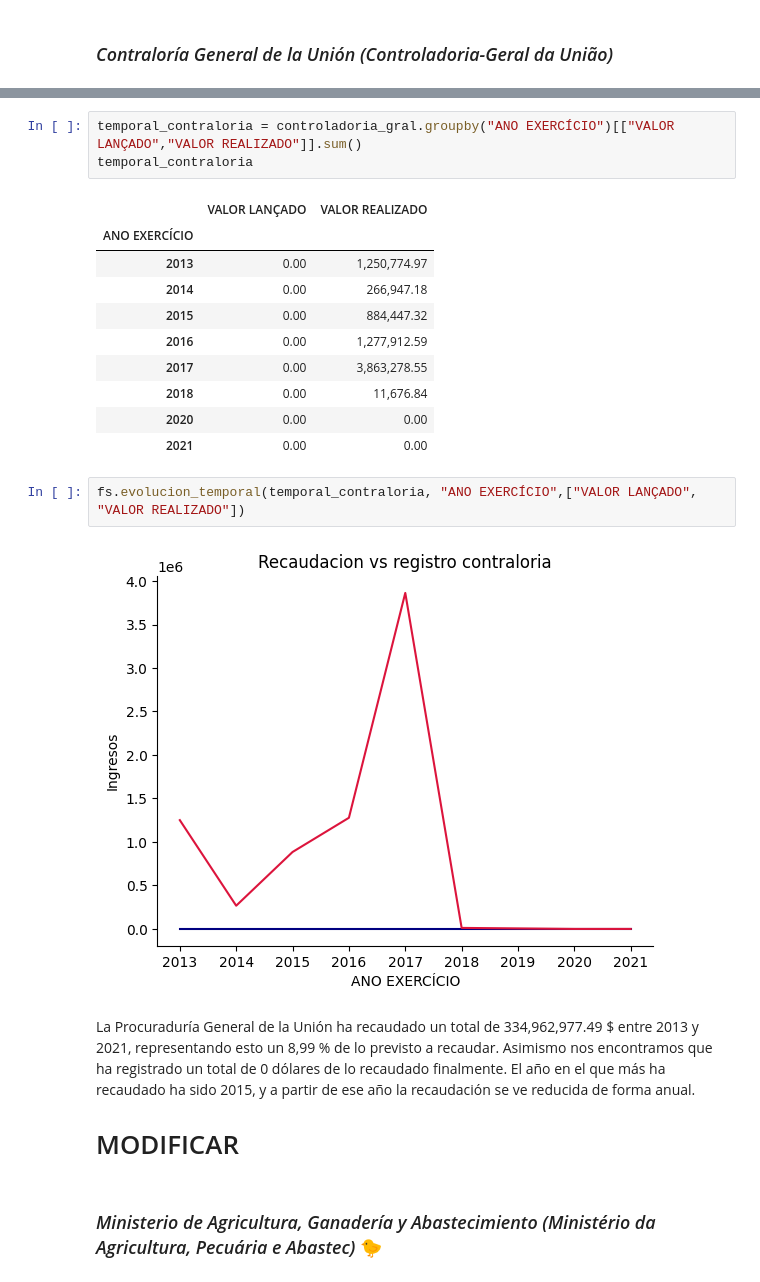
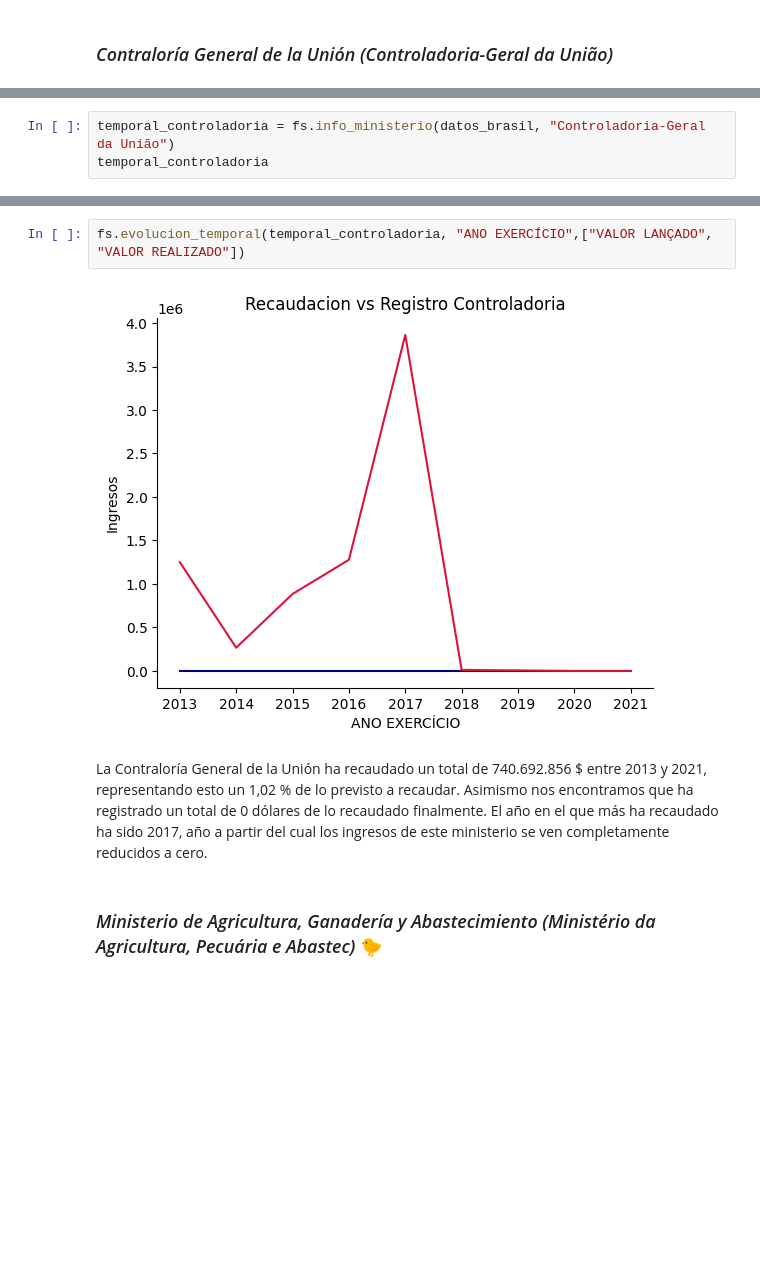
Before and after one commit to Gabijc/Proyecto2-Insights-Brasil, a Jupyter notebook: Análisis_categorías.ipynb, the cells around one changed output, grey strips where cells are left out. Cells and saved outputs as stored; diff of their text form; blank space fills up the shorter version.

Commit message:
Tenemos funciones para ministerios, desarrollar nada más

```diff
--- a/Análisis_categorías.ipynb
+++ b/Análisis_categorías.ipynb
@@ -413,0 +418,3 @@ fs.info_cat(controladoria_gral, "NOME ÓRGÃO SUPERIOR")
+# %%
+temporal_controladoria = fs.info_ministerio(datos_brasil, "Controladoria-Geral da União")
+temporal_controladoria
@@ -414,23 +440,8 @@ fs.info_cat(controladoria_gral, "NOME ÓRGÃO SUPERIOR")
 # %%
-temporal_contraloria = controladoria_gral.groupby("ANO EXERCÍCIO")[["VALOR LANÇADO","VALOR REALIZADO"]].sum()
-temporal_contraloria
+fs.evolucion_temporal(temporal_controladoria, "ANO EXERCÍCIO",["VALOR LANÇADO", "VALOR REALIZADO"])
 # %% [output]
-|  | VALOR LANÇADO | VALOR REALIZADO |
-| ANO EXERCÍCIO |  |  |
-| 2013 | 0.00 | 1,250,774.97 |
-| 2014 | 0.00 | 266,947.18 |
-| 2015 | 0.00 | 884,447.32 |
-| 2016 | 0.00 | 1,277,912.59 |
-| 2017 | 0.00 | 3,863,278.55 |
-| 2018 | 0.00 | 11,676.84 |
-| 2020 | 0.00 | 0.00 |
-| 2021 | 0.00 | 0.00 |
+[figure, added]
-# %%
-fs.evolucion_temporal(temporal_contraloria, "ANO EXERCÍCIO",["VALOR LANÇADO", "VALOR REALIZADO"])
-# %% [output]
-[figure, removed]
 # %% [markdown]
-La Procuraduría General de la Unión ha recaudado un total de 334,962,977.49 $ entre 2013 y 2021, representando esto un 8,99 % de lo previsto a recaudar. Asimismo nos encontramos que ha registrado un total de 0 dólares de lo recaudado finalmente. El año en el que más ha recaudado ha sido 2015, y a partir de ese año la recaudación se ve reducida de forma anual.
-# MODIFICAR
+La Contraloría General de la Unión ha recaudado un total de 740.692.856 $ entre 2013 y 2021, representando esto un 1,02 % de lo previsto a recaudar. Asimismo nos encontramos que ha registrado un total de 0 dólares de lo recaudado finalmente. El año en el que más ha recaudado ha sido 2017, año a partir del cual los ingresos de este ministerio se ven completamente reducidos a cero.
 # %% [markdown]
 ### *Ministerio de Agricultura, Ganadería y Abastecimiento (Ministério da Agricultura, Pecuária e Abastec)* 🐤
```
Also changed, not shown: parts of 124 cells of this notebook, 2 other files.
